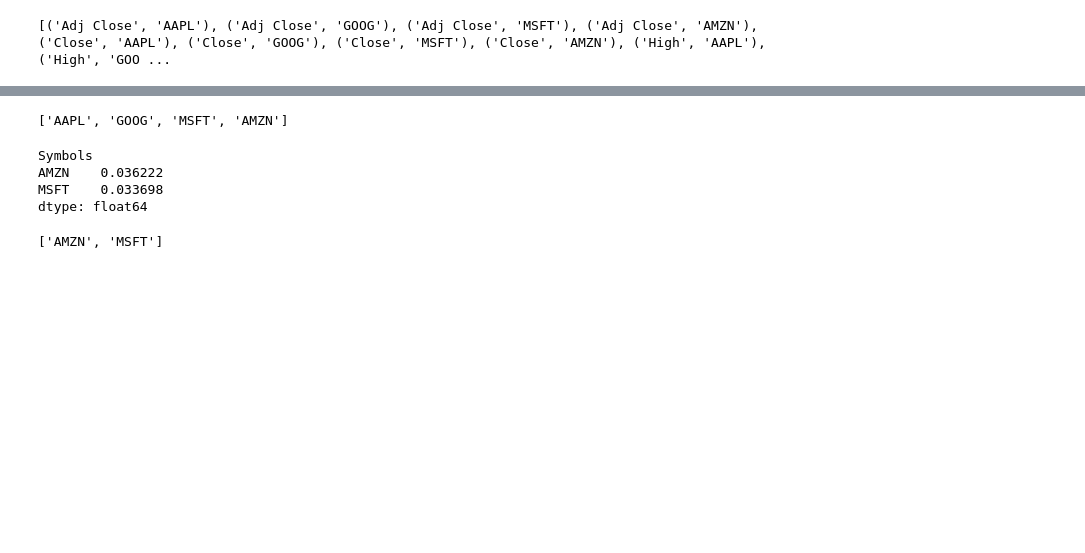
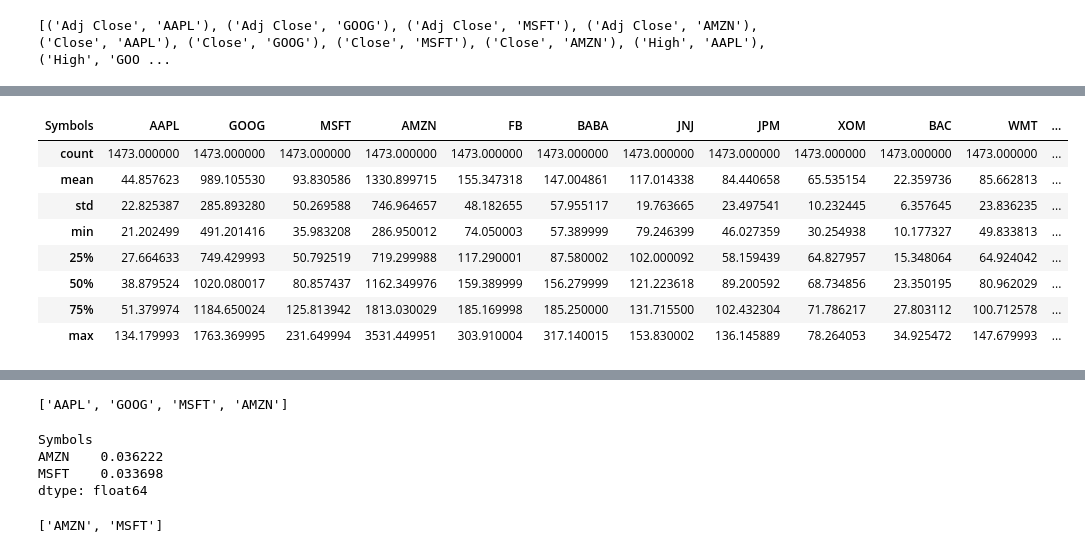
Before and after one commit to RITISHKARKIUNH/stockanalysis, a Jupyter notebook: Stock_Analysis.ipynb, the cells around one changed output, grey strips where cells are left out. Cells and saved outputs as stored; diff of their text form; code cells hidden in the pictures; blank space fills up the shorter version.

```diff
--- a/Stock_Analysis.ipynb
+++ b/Stock_Analysis.ipynb
@@ -87,0 +135,13 @@ aclose
+# %%
+#Here is quick summary of each company Adjusted closing
+aclose.describe()
+# %% [output]
+| Symbols | AAPL | GOOG | MSFT | AMZN | FB | BABA | JNJ | JPM | XOM | BAC | WMT | ... |
+| count | 1473.000000 | 1473.000000 | 1473.000000 | 1473.000000 | 1473.000000 | 1473.000000 | 1473.000000 | 1473.000000 | 1473.000000 | 1473.000000 | 1473.000000 | ... |
+| mean | 44.857623 | 989.105530 | 93.830586 | 1330.899715 | 155.347318 | 147.004861 | 117.014338 | 84.440658 | 65.535154 | 22.359736 | 85.662813 | ... |
+| std | 22.825387 | 285.893280 | 50.269588 | 746.964657 | 48.182655 | 57.955117 | 19.763665 | 23.497541 | 10.232445 | 6.357645 | 23.836235 | ... |
+| min | 21.202499 | 491.201416 | 35.983208 | 286.950012 | 74.050003 | 57.389999 | 79.246399 | 46.027359 | 30.254938 | 10.177327 | 49.833813 | ... |
+| 25% | 27.664633 | 749.429993 | 50.792519 | 719.299988 | 117.290001 | 87.580002 | 102.000092 | 58.159439 | 64.827957 | 15.348064 | 64.924042 | ... |
+| 50% | 38.879524 | 1020.080017 | 80.857437 | 1162.349976 | 159.389999 | 156.279999 | 121.223618 | 89.200592 | 68.734856 | 23.350195 | 80.962029 | ... |
+| 75% | 51.379974 | 1184.650024 | 125.813942 | 1813.030029 | 185.169998 | 185.250000 | 131.715500 | 102.432304 | 71.786217 | 27.803112 | 100.712578 | ... |
+| max | 134.179993 | 1763.369995 | 231.649994 | 3531.449951 | 303.910004 | 317.140015 | 153.830002 | 136.145889 | 78.264053 | 34.925472 | 147.679993 | ... |
```
Also changed, not shown: parts of 15 cells of this notebook.
